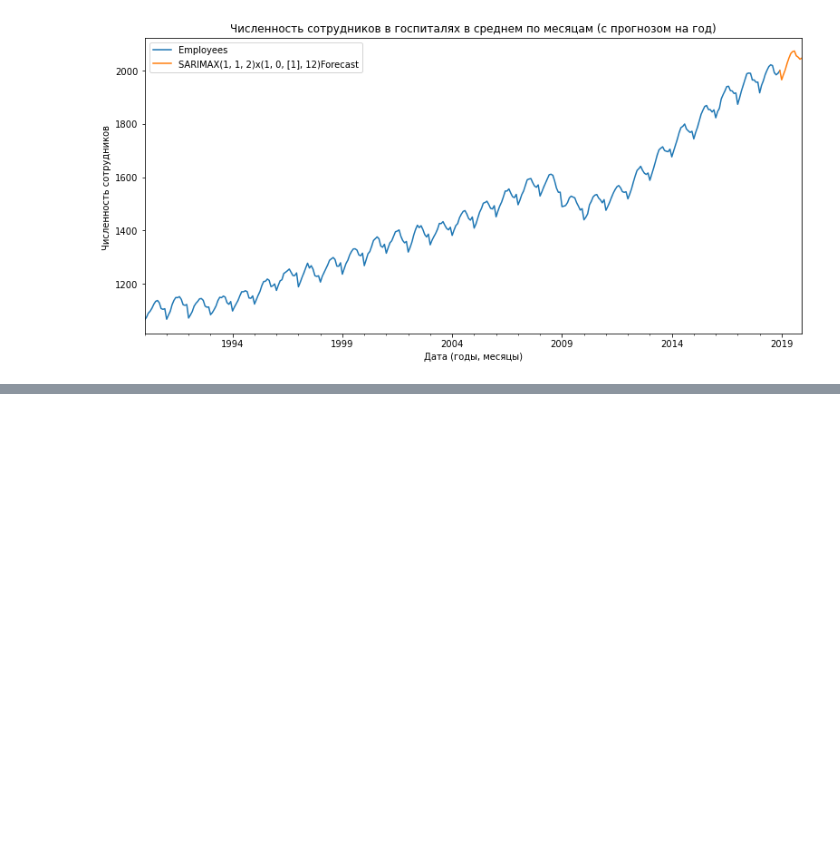
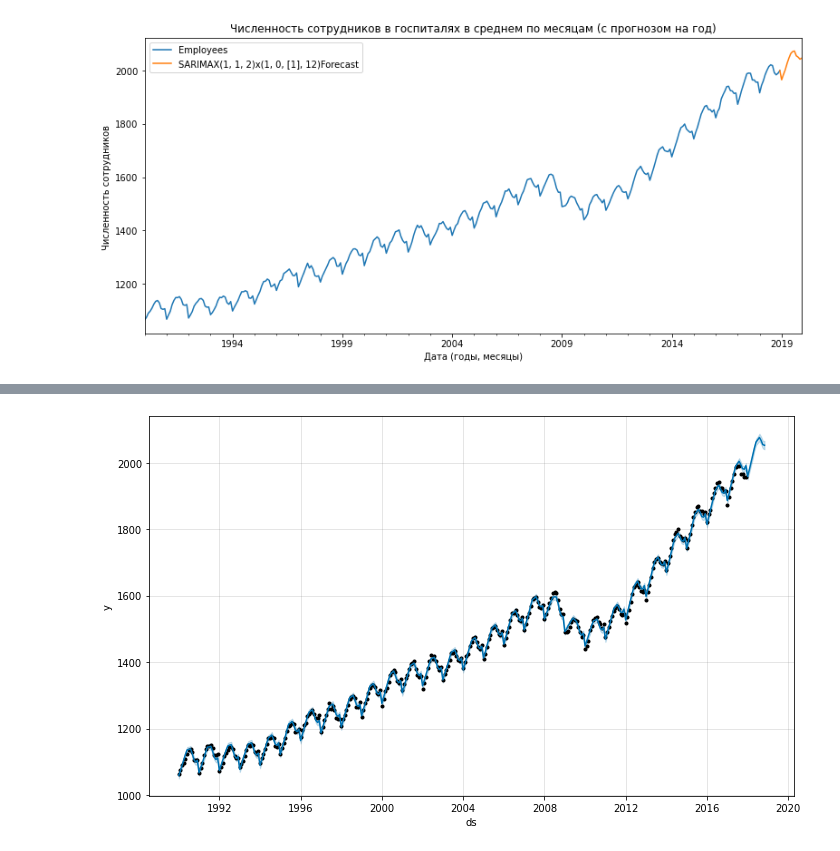
Before and after one commit to anvaan64/innopolis_2, a Jupyter notebook: DZ_Time.ipynb, the cells around one changed output, grey strips where cells are left out. Saved outputs shown, nothing was run; the diff lists cells and outputs as text; code cells hidden in the pictures; blank space fills up the shorter version.

```diff
--- a/DZ_Time.ipynb
+++ b/DZ_Time.ipynb
@@ -253,0 +281,4 @@ ax.autoscale(axis = 'x', tight = True)
+# %%
+train_0.columns = ['ds','y']
+test_0.columns = ['ds','y']
+train_0.head()
@@ -253,0 +295,2 @@ ax.autoscale(axis = 'x', tight = True)
+# %%
+model_fb.fit(train_0)
@@ -253,0 +303,5 @@ ax.autoscale(axis = 'x', tight = True)
+# %%
+future_date = model_fb.make_future_dataframe(periods = 12, freq = 'MS')
+# %%
+forecast_fb = model_fb.predict(future_date)
+forecast_fb.head()
@@ -253,0 +329,4 @@ ax.autoscale(axis = 'x', tight = True)
+# %%
+model_fb.plot(forecast_fb);
+# %% [output]
+[figure, added]
```
Also changed, not shown: parts of 26 cells of this notebook.
